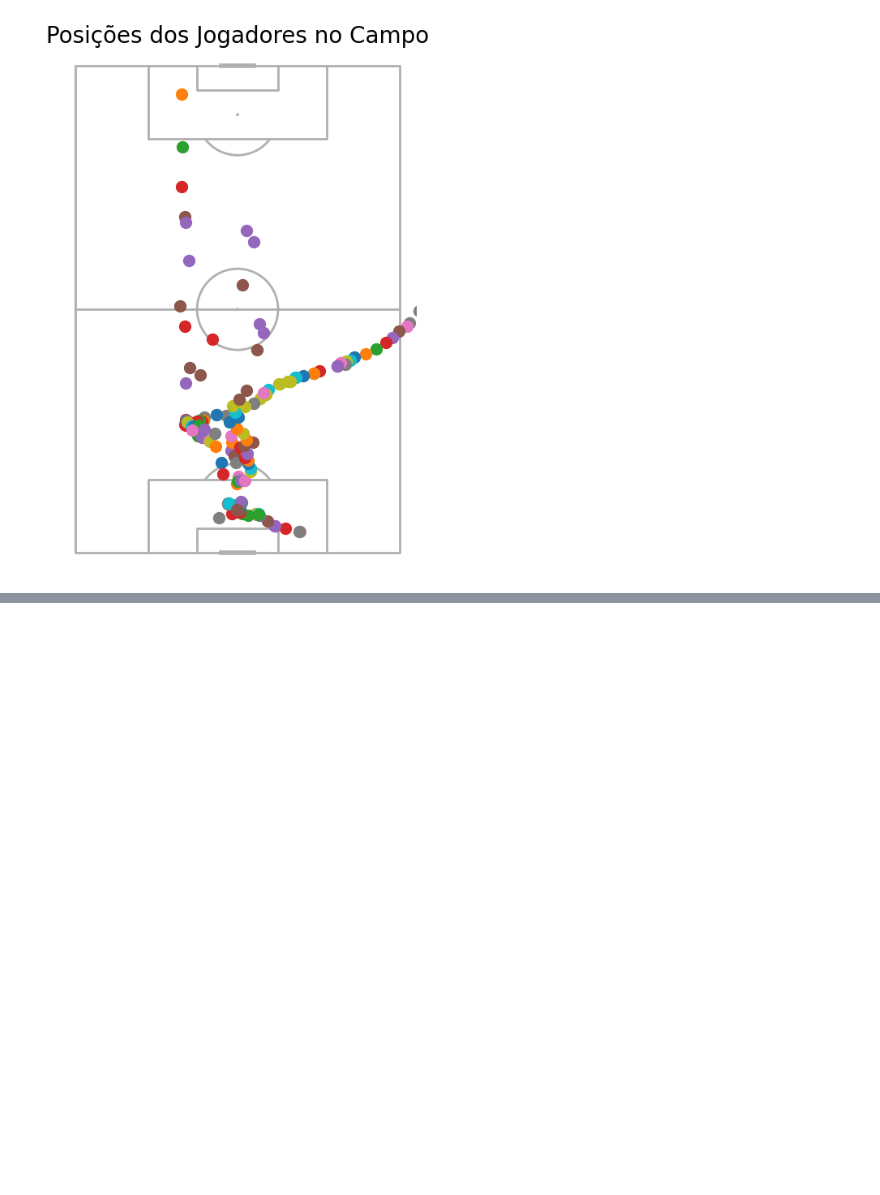
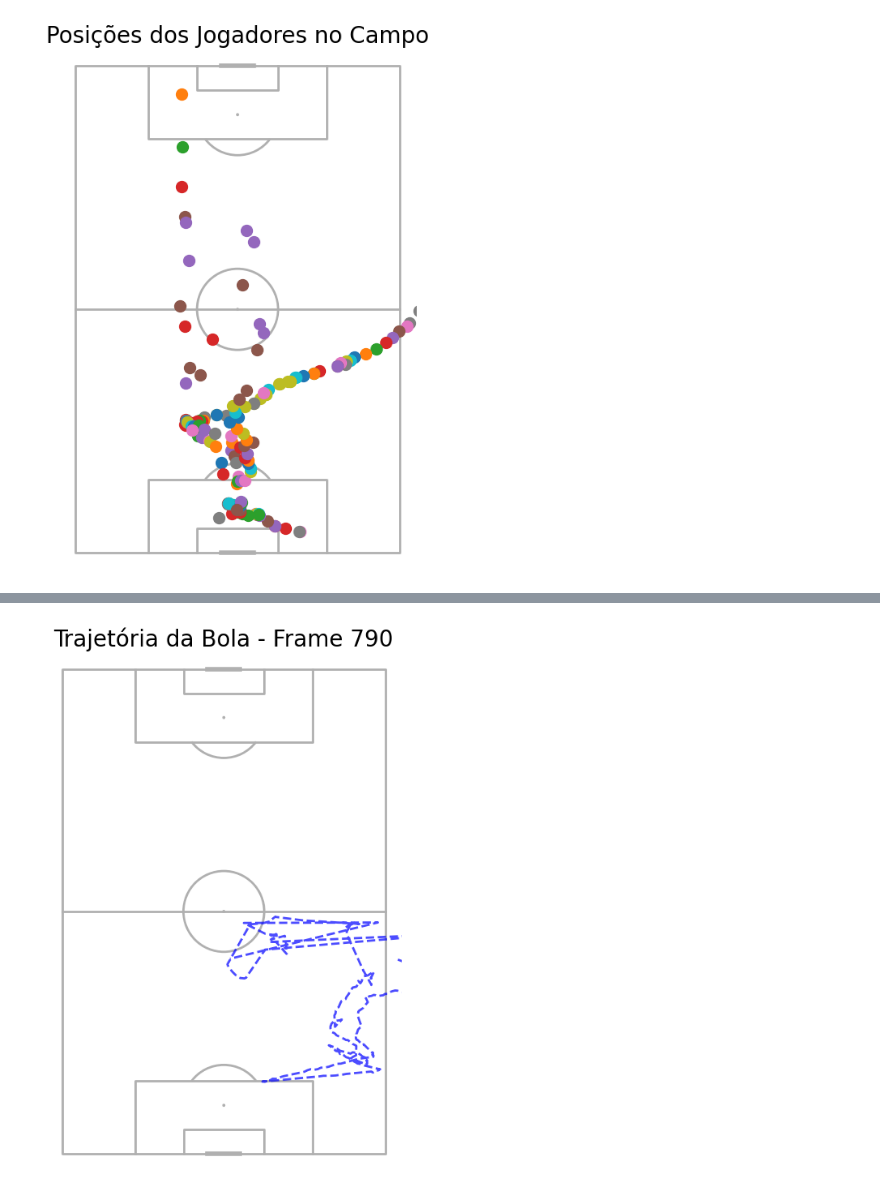
Before and after one commit to nycolasdiaas/football-analysis, a Jupyter notebook: discovery/notebooks/position_mapping_players.ipynb, the cells around one changed output, grey strips where cells are left out. Cells and saved outputs as stored; diff of their text form; code cells hidden in the pictures; blank space fills up the shorter version.

```diff
--- a/discovery/notebooks/position_mapping_players.ipynb
+++ b/discovery/notebooks/position_mapping_players.ipynb
@@ -166,0 +1320,78 @@ plt.show()
+# %%
+import pickle
+import numpy as np
+import matplotlib.pyplot as plt
+from mplsoccer import VerticalPitch
+from matplotlib.animation import FuncAnimation, FFMpegWriter
+
+# Definir dimensões do campo de futebol (em metros)
+field_length = 105  # comprimento do campo
+field_width = 68    # largura do campo
+
+# Verifique as dimensões do vídeo (ajuste se necessário)
+video_width = 1280  # largura do vídeo em pixels
+video_height = 720  # altura do vídeo em pixels
+
+# Função para extrair e normalizar a posição da bola
+def extract_ball_position(ball_data):
+    if ball_data and 1 in ball_data:
+        bbox = ball_data[1]['bbox']
+        x_center = (bbox[0] + bbox[2]) / 2  # (xmin + xmax) / 2
+        y_center = (bbox[1] + bbox[3]) / 2  # (ymin + ymax) / 2
+        x_normalized = (x_center / video_width) * field_length
+        y_normalized = (y_center / video_height) * field_width
+
+        # Garantir que a posição da bola está dentro dos limites do campo
+        x_normalized = min(max(x_normalized, 0), field_length)
+        y_normalized = min(max(y_normalized, 0), field_width)
+
+        return (x_normalized, y_normalized)
+    return None
+
+# Carregar os dados do arquivo pickle com o caminho atualizado
+with open('../../stubs/track_stubs_with_teams.pkl', 'rb') as f:
+    tracks = pickle.load(f)
+
+# Configurar o campo de futebol utilizando o pitch da StatsBomb
+pitch = VerticalPitch(pitch_type='statsbomb', half=False)  # Campo completo
+
+# Inicializar listas para armazenar o trajeto da bola
+ball_trace_x = []
+ball_trace_y = []
+
+# Configuração da figura e do eixo para a animação
+fig, ax = pitch.draw(figsize=(10, 7))
+
+# Função de atualização para cada frame da animação
+def update(frame_num):
+    ax.clear()  # Limpa o campo para o próximo frame
+    pitch.draw(ax=ax)  # Redesenha o campo
+
+    # Extrair dados do frame atual
+    ball_data = tracks['ball'][frame_num]
+
+    # Extrair a posição da bola
+    ball_position = extract_ball_position(ball_data)
+    if ball_position:
+        ball_trace_x.append(ball_position[0])
+        ball_trace_y.append(ball_position[1])
+
+    # Plotar o rastro da bola como uma linha tracejada
+    ax.plot(ball_trace_x, ball_trace_y, linestyle="--", color="blue", alpha=0.7, linewidth=2, label="Trajetória da Bola")
+
+    # Título e exibição do frame
+    ax.set_title(f'Trajetória da Bola - Frame {frame_num + 1}', fontsize=20)
+
+# Número de frames (ajuste conforme o número de frames em tracks)
+num_frames = len(tracks['ball'])
+
+# Criar a animação
+ani = FuncAnimation(fig, update, frames=num_frames, repeat=False)
+
+# Salvar a animação como um vídeo
+writer = FFMpegWriter(fps=25, metadata=dict(artist='Me'), bitrate=1800)
+ani.save("ball_trajectory_25fps.mp4", writer=writer)
+
+plt.show()
+# %% [output]
+[figure, added]
```
Also changed, not shown: parts of 33 cells of this notebook, 4 other files.
